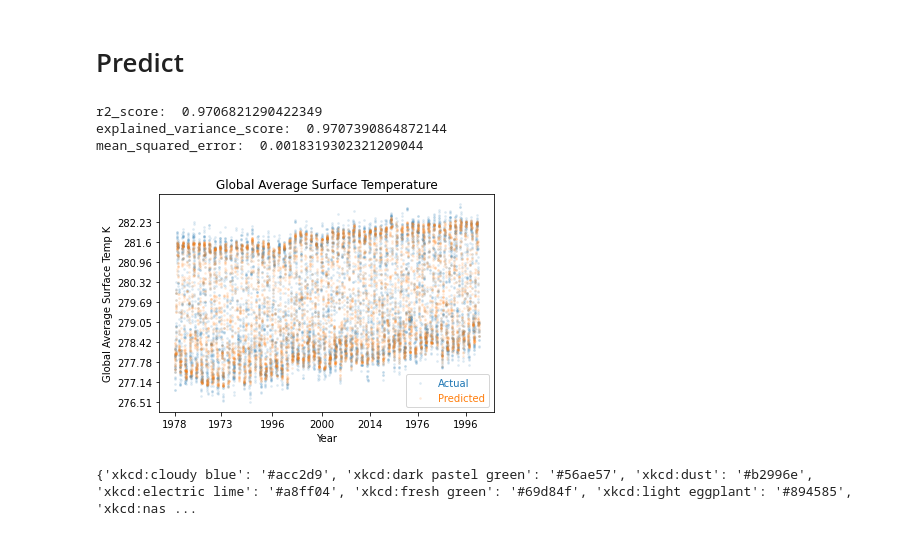
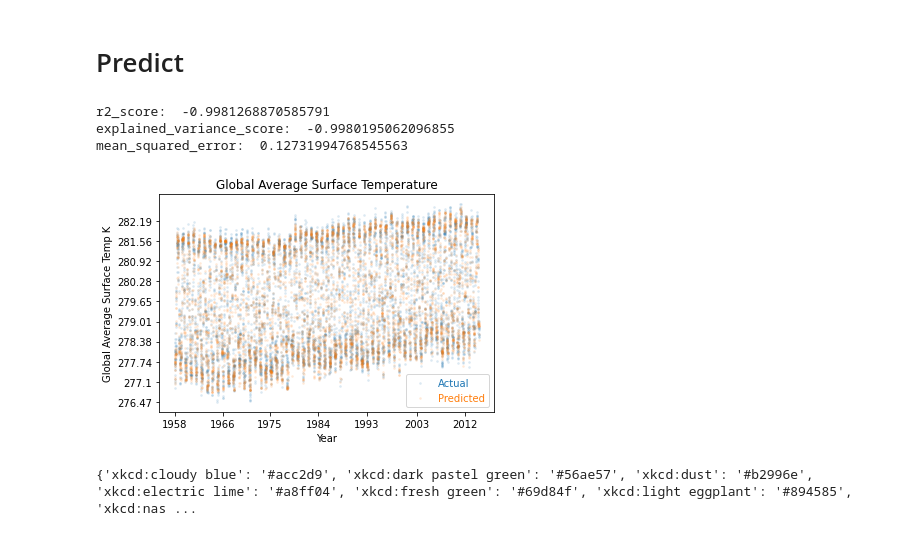
Before and after one commit to singofwalls/EECS_738_Project, a Jupyter notebook: neural_net.ipynb, the cells around one changed output. Saved outputs shown, nothing was run; the diff lists cells and outputs as text; code cells hidden in the pictures.

Commit message:
neural net plot x axis sort

```diff
--- a/neural_net.ipynb
+++ b/neural_net.ipynb
@@ -39,12 +39,15 @@ y_train = np.array(y_train, dtype=np.double)
 y_test = np.array(y_test, dtype=np.double)
 days_test = np.array([row["day"] for row in X_test], dtype=np.double)
 days_train = np.array([row["day"] for row in X_train], dtype=np.double)
+y_test_sorted = np.array([x[1] for x in sorted(enumerate(y_test), key=lambda x: days_test[x[0]])])
+days_test_sorted = np.sort(days_test)
 X_train = np.array([[v for k, v in row.items() if k != "day"] for row in X_train], dtype=np.double)
 X_test = np.array([[v for k, v in row.items() if k != "day"] for row in X_test], dtype=np.double)
+X_test_sorted = np.array([x[1] for x in sorted(enumerate(X_test), key=lambda x: days_test[x[0]])])
 # %% [markdown]
 # Train Neural Net
 # %%
 
-clf = MLPRegressor(verbose=True, hidden_layer_sizes=[30]*10, tol=1e-10)
+clf = MLPRegressor(verbose=True, hidden_layer_sizes=[405, 365, 325, 285, 245, 205, 165, 125, 85, 45], tol=1e-10)
 clf.fit(X_train, y_train)
 # %% [output]
@@ -82,44 +86,44 @@ with open("model_original_20_20_20.p", "rb") as f:
 # %%
 from sklearn.metrics import r2_score, explained_variance_score, mean_squared_error
 
-y_pred = clf.predict(X_test)
+y_pred = clf.predict(X_test_sorted)
 print("r2_score: ", r2_score(y_test, y_pred))
 print("explained_variance_score: ", explained_variance_score(y_test, y_pred))
 print("mean_squared_error: ", mean_squared_error(y_test, y_pred))
 # %% [output]
-r2_score:  0.9706821290422349
-explained_variance_score:  0.9707390864872144
-mean_squared_error:  0.0018319302321209044
+r2_score:  -0.9981268870585791
+explained_variance_score:  -0.9980195062096855
+mean_squared_error:  0.12731994768545563
 # %%
 # Plot
 from utilities import *
 
 fig = plt.figure()
 ax = fig.add_subplot(111)
 
-ax.scatter(days_test, y_test, c='#1f77b4', s=3, alpha=.1, label='Actual')
-xyears = np.array([int(get_date_from_offset(int(r), output_format="%Y")) for r in days_test])
-xticks = np.arange(0, len(days_test), step=365*3)
-yticks = np.arange(np.min(y_test), np.max(y_test), step=0.1)
+ax.scatter(days_test_sorted, y_test_sorted, c='#1f77b4', s=3, alpha=.1, label='Actual')
+xyears = np.array([int(get_date_from_offset(int(r), output_format="%Y")) for r in days_test_sorted])
+xticks = np.arange(0, len(days_test_sorted), step=365*3)
+yticks = np.arange(np.min(y_test_sorted), np.max(y_test_sorted), step=0.1)
 ytemps = [round(unnormalize(yt), 2) for yt in yticks]
-plt.xticks(np.sort(days_test)[xticks], xyears[xticks])
+plt.xticks(np.sort(days_test_sorted)[xticks], xyears[xticks])
 plt.yticks(yticks, ytemps)
 
 ## Trend line
 # z = np.polyfit(days_test, y_test, 1)
 # p = np.poly1d(z)
 # ax.plot(days_test,p(days_test),"r--")
 
-ax.scatter(days_test, y_pred, s=3, alpha=.1, c='#ff7f0e', label='Predicted')
+ax.scatter(days_test_sorted, y_pred, s=3, alpha=.1, c='#ff7f0e', label='Predicted')
 ax.legend(labelcolor=('#1f77b4', '#ff7f0e'))
 
 plt.title("Global Average Surface Temperature")
 plt.ylabel("Global Average Surface Temp K")
 plt.xlabel("Year")
 fig.canvas.draw()
 fig.canvas.flush_events()
 # %% [output]
-[figure, old version]
+[figure, new version]
 # %%
 from matplotlib import colors
 print(colors.get_named_colors_mapping())
```
Also changed, not shown: parts of 1 cell of this notebook.
